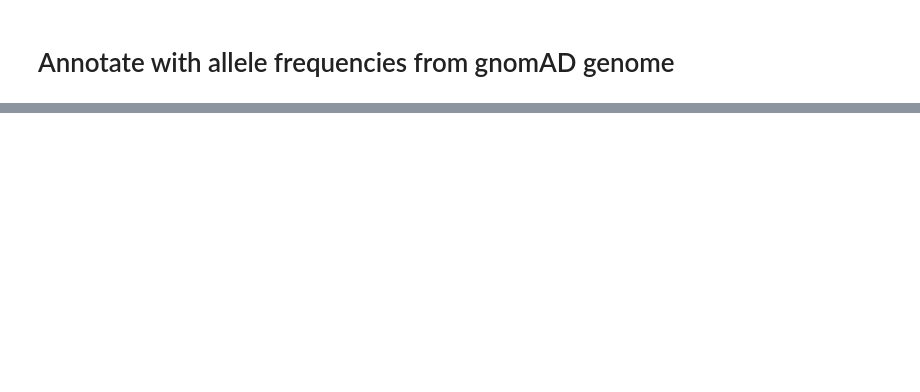
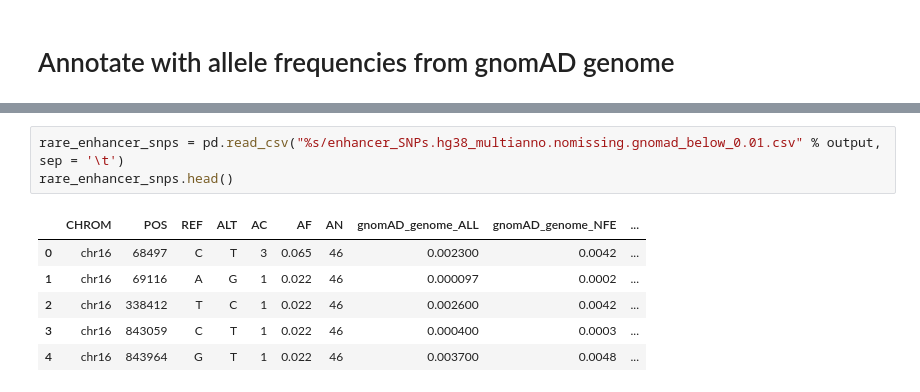
Before and after one commit to Magda-M/brain_reg_var, a Jupyter notebook: annotate_brain_regulatory_variants.ipynb, the cells around one changed output, grey strips where cells are left out. Saved outputs shown, nothing was run; the diff lists cells and outputs as text; blank space fills up the shorter version.

```diff
--- a/annotate_brain_regulatory_variants.ipynb
+++ b/annotate_brain_regulatory_variants.ipynb
@@ -40,0 +247,10 @@ Number of biallelic SNPs in enhancer regions: 13
+# %%
+rare_enhancer_snps = pd.read_csv("%s/enhancer_SNPs.hg38_multianno.nomissing.gnomad_below_0.01.csv" % output, sep = '\t')
+rare_enhancer_snps.head()
+# %% [output]
+|  | CHROM | POS | REF | ALT | AC | AF | AN | gnomAD_genome_ALL | gnomAD_genome_NFE | ... |
+| 0 | chr16 | 68497 | C | T | 3 | 0.065 | 46 | 0.002300 | 0.0042 | ... |
+| 1 | chr16 | 69116 | A | G | 1 | 0.022 | 46 | 0.000097 | 0.0002 | ... |
+| 2 | chr16 | 338412 | T | C | 1 | 0.022 | 46 | 0.002600 | 0.0042 | ... |
+| 3 | chr16 | 843059 | C | T | 1 | 0.022 | 46 | 0.000400 | 0.0003 | ... |
+| 4 | chr16 | 843964 | G | T | 1 | 0.022 | 46 | 0.003700 | 0.0048 | ... |
```
Also changed, not shown: parts of 43 cells of this notebook.
